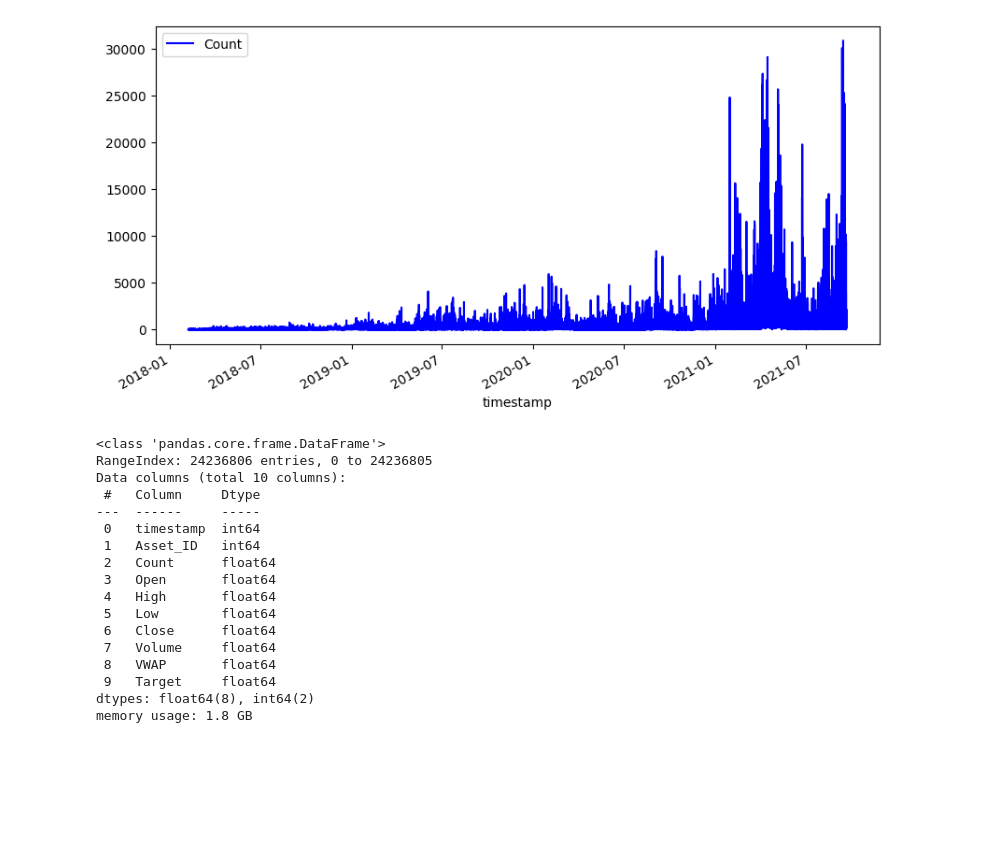
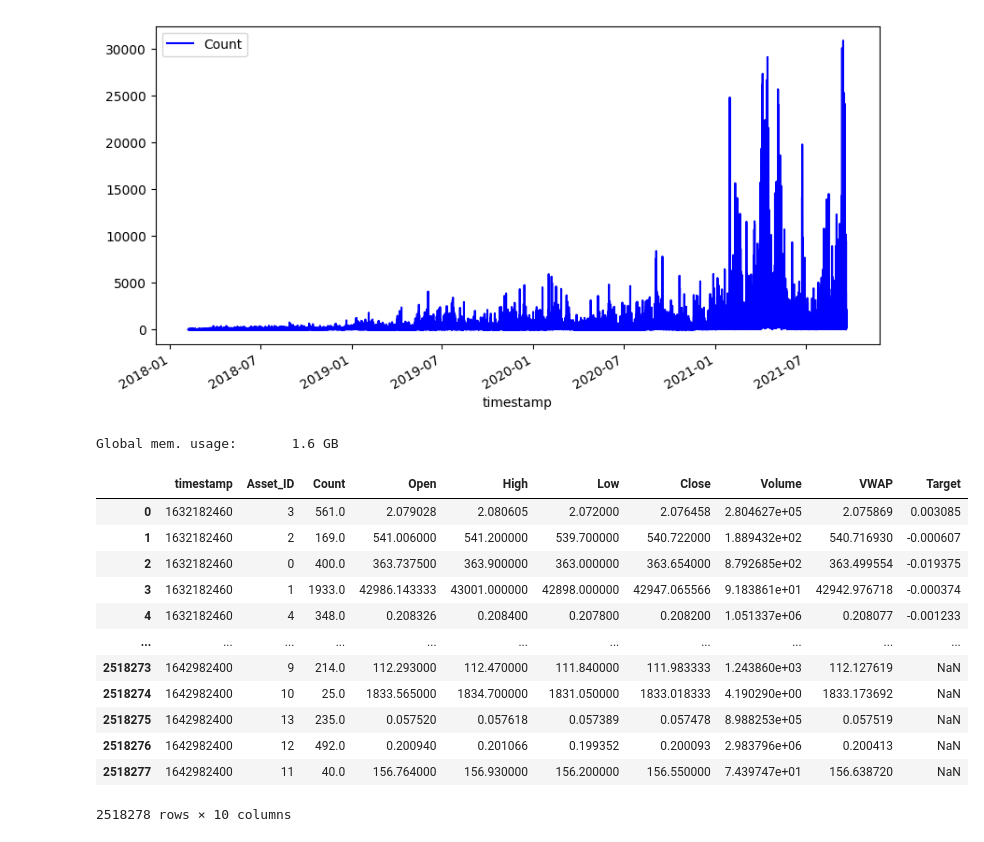
Before and after one commit to lcsrodriguez/cryptotrading, a Jupyter notebook: main.ipynb, the cells around one changed output. Drawn from its saved outputs; the diff is of its cells as text; code cells hidden in the pictures; blank space fills up the shorter version.

Commit message:
Adding memory usage computations

```diff
--- a/main.ipynb
+++ b/main.ipynb
@@ -124,26 +145,33 @@ _ = df_train[get_asset_id("TRON")][TRADING_ACTIVITY].plot()
 # Checking the sum of the number of rows for each asset id is equal to the number of rows from the original dataset
 # ==> No loss
 assert sum([df_train[k].shape[0] for k in ASSET_IDs]) == TRAIN.shape[0]
-# %%
-TRAIN.info()
-# %% [output]
-<class 'pandas.core.frame.DataFrame'>
-RangeIndex: 24236806 entries, 0 to 24236805
-Data columns (total 10 columns):
- #   Column     Dtype
----  ------     -----
- 0   timestamp  int64
- 1   Asset_ID   int64
- 2   Count      float64
- 3   Open       float64
- 4   High       float64
- 5   Low        float64
- 6   Close      float64
- 7   Volume     float64
- 8   VWAP       float64
- 9   Target     float64
-dtypes: float64(8), int64(2)
-memory usage: 1.8 GB
+# %%
+# Getting memory usage
+
+# Computing the memory usage of each DataFrame
+MEM_USAGE = {asset_id: df_train[asset_id].memory_usage(index=True).sum()/10**6 for asset_id in ASSET_IDs}
+
+# Computing the global memory usage
+GLOBAL_MEM_USAGE = sum(list(MEM_USAGE.values()))/10**3
+print(f"Global mem. usage: \t {GLOBAL_MEM_USAGE :.1f} GB")
+# %% [output]
+Global mem. usage:       1.6 GB
 # %%
 # Importing second train
 TRAIN_2 = pd.read_csv(filepath_or_buffer="data/supplemental_train.csv")
+# %%
+TRAIN_2
+# %% [output]
+|  | timestamp | Asset_ID | Count | Open | High | Low | Close | Volume | VWAP | Target |
+| 0 | 1632182460 | 3 | 561.0 | 2.079028 | 2.080605 | 2.072000 | 2.076458 | 2.804627e+05 | 2.075869 | 0.003085 |
+| 1 | 1632182460 | 2 | 169.0 | 541.006000 | 541.200000 | 539.700000 | 540.722000 | 1.889432e+02 | 540.716930 | -0.000607 |
+| 2 | 1632182460 | 0 | 400.0 | 363.737500 | 363.900000 | 363.000000 | 363.654000 | 8.792685e+02 | 363.499554 | -0.019375 |
+| 3 | 1632182460 | 1 | 1933.0 | 42986.143333 | 43001.000000 | 42898.000000 | 42947.065566 | 9.183861e+01 | 42942.976718 | -0.000374 |
+| 4 | 1632182460 | 4 | 348.0 | 0.208326 | 0.208400 | 0.207800 | 0.208200 | 1.051337e+06 | 0.208077 | -0.001233 |
+| ... | ... | ... | ... | ... | ... | ... | ... | ... | ... | ... |
+| 2518273 | 1642982400 | 9 | 214.0 | 112.293000 | 112.470000 | 111.840000 | 111.983333 | 1.243860e+03 | 112.127619 | NaN |
+| 2518274 | 1642982400 | 10 | 25.0 | 1833.565000 | 1834.700000 | 1831.050000 | 1833.018333 | 4.190290e+00 | 1833.173692 | NaN |
+| 2518275 | 1642982400 | 13 | 235.0 | 0.057520 | 0.057618 | 0.057389 | 0.057478 | 8.988253e+05 | 0.057519 | NaN |
+| 2518276 | 1642982400 | 12 | 492.0 | 0.200940 | 0.201066 | 0.199352 | 0.200093 | 2.983796e+06 | 0.200413 | NaN |
+| 2518277 | 1642982400 | 11 | 40.0 | 156.764000 | 156.930000 | 156.200000 | 156.550000 | 7.439747e+01 | 156.638720 | NaN |
+2518278 rows × 10 columns
```
Also changed, not shown: parts of 5 cells of this notebook.
